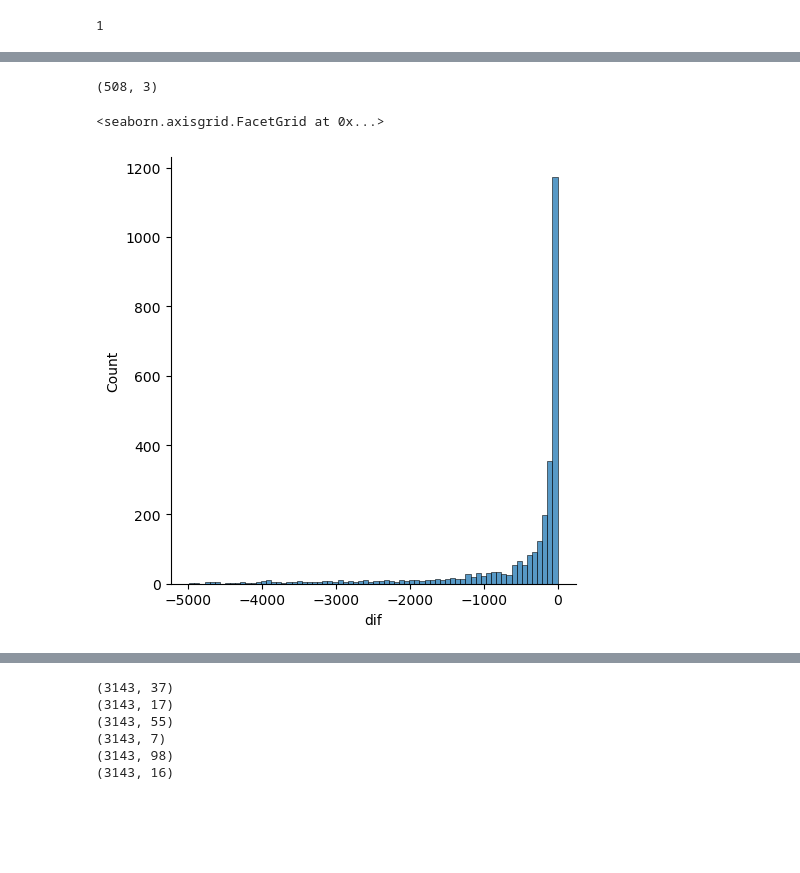
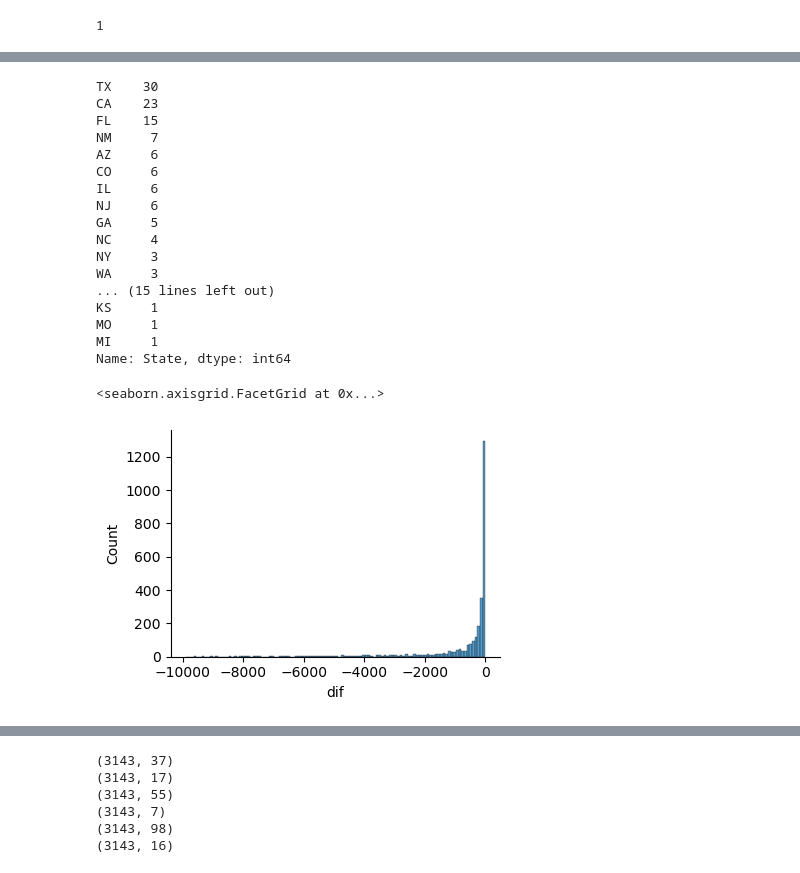
Before and after one commit to tsherpa9/capstone, a Jupyter notebook: src/Preprocessing.ipynb, the cells around one changed output, grey strips where cells are left out. Saved outputs shown, nothing was run; the diff lists cells and outputs as text; code cells hidden in the pictures; blank space fills up the shorter version.

```diff
--- a/src/Preprocessing.ipynb
+++ b/src/Preprocessing.ipynb
@@ -84,13 +110,15 @@ local['FIPS'] = pd.to_numeric(local['FIPS']).astype('int64')  #change to int64
 # %%
-import seaborn as sns
-
-cols = ['LACCESS_WHITE15', 'LACCESS_BLACK15', 'LACCESS_HISP15', 'LACCESS_NHASIAN15', 'LACCESS_NHNA15',
-                    'LACCESS_NHPI15', 'LACCESS_MULTIR15']
-pop_sum = pd.DataFrame()
+# Checking total population percentages match up 2015
+cols = ['FIPS','State','LACCESS_WHITE15', 'LACCESS_BLACK15', 'LACCESS_HISP15', 'LACCESS_NHASIAN15',
+        'LACCESS_NHNA15', 'LACCESS_NHPI15', 'LACCESS_MULTIR15']
+pop_sum = pd.DataFrame(access, columns=cols)
+cols.remove('FIPS')
+cols.remove('State')
 
 pop_sum['sum'] = access[cols].sum(axis=1)
 pop_sum['pop15'] = access['LACCESS_POP15']
 pop_sum['dif'] = pop_sum['pop15']-pop_sum['sum']
 
-sns.displot(data=pop_sum, x='dif')
+# sns.displot(data=pop_sum, x='dif')
+pop_sum
 # %% [output]
@@ -99,5 +138,4 @@ sns.displot(data=pop_sum, x='dif')
 # %%
-outlier = pop_sum[pop_sum['dif']< -2000]
+outlier = pop_sum[pop_sum['dif']< -10000]
 outlier.shape
+outlier.to_pickle(r'./../data/Outlier2015.pkl')
-# %% [output]
-(508, 3)
@@ -104,6 +145,26 @@ outlier.shape
+# %%
+outlier['State'].value_counts()
+# %% [output]
+TX    30
+CA    23
+FL    15
+NM     7
+AZ     6
+CO     6
+IL     6
+NJ     6
+GA     5
+NC     4
+NY     3
+WA     3
+... (15 lines left out)
+KS     1
+MO     1
+MI     1
+Name: State, dtype: int64
 # %%
-outlier = pop_sum[(pop_sum['dif']>-5000)& (pop_sum['dif']<0)]
-sns.displot(data=outlier, x='dif')
+outlier = pop_sum[(pop_sum['dif']>-10000)& (pop_sum['dif']<0)]
+sns.displot(data=outlier, x='dif', height=3, aspect=11.7/8.27)
 # %% [output]
 <seaborn.axisgrid.FacetGrid at 0x...>
-[figure, old version]
+[figure, new version]
```
Also changed, not shown: parts of 24 cells of this notebook.
